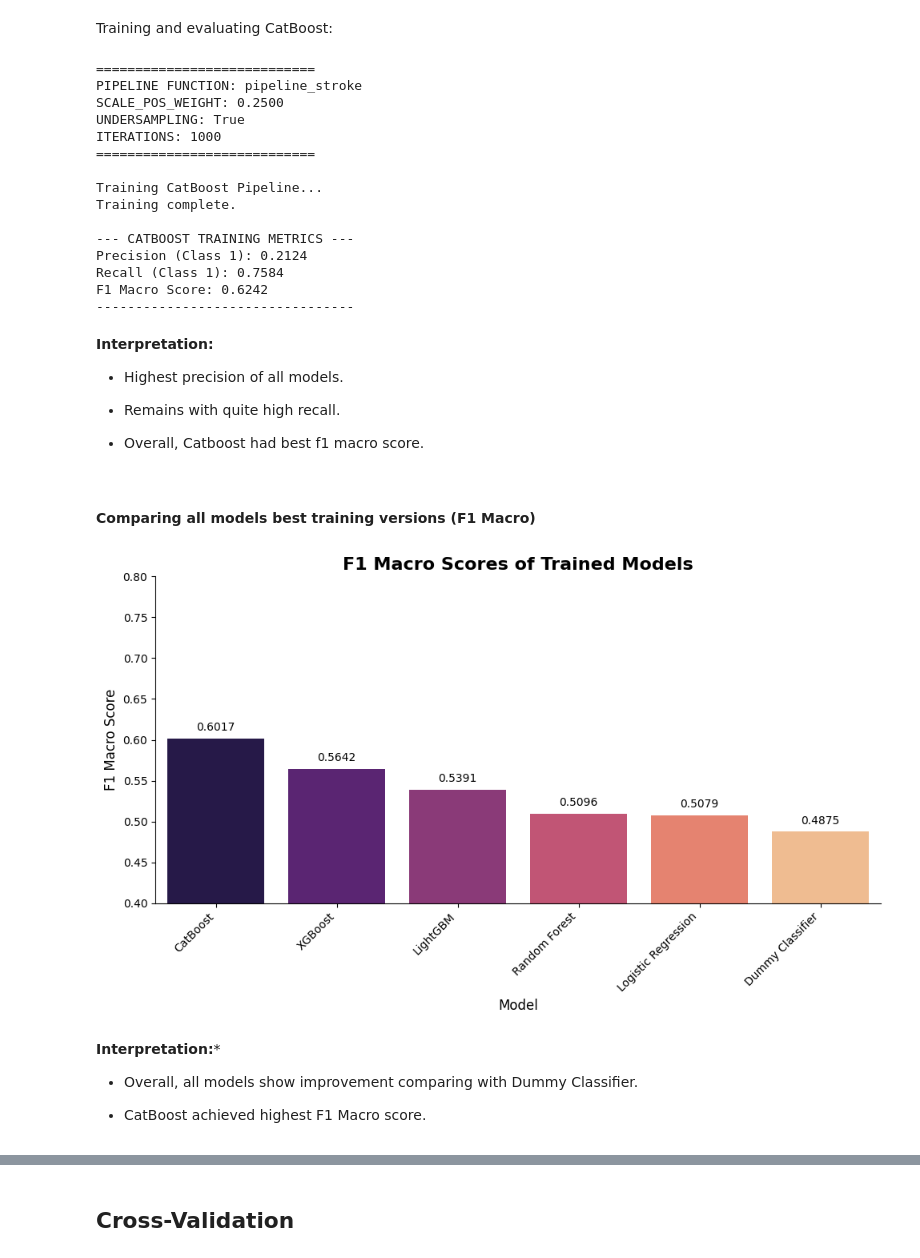
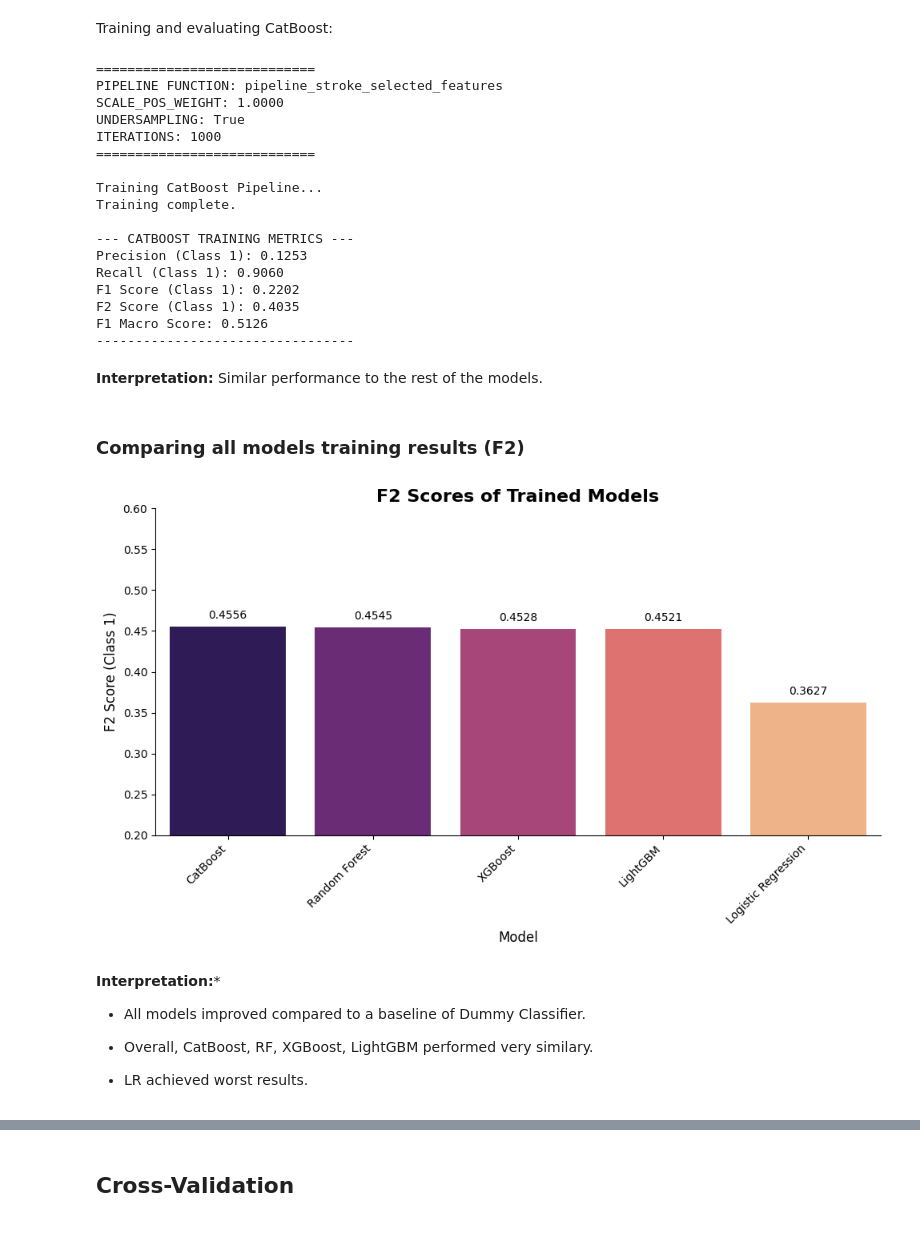
Before and after one commit to Duccard/stroke_risk_prediction, a Jupyter notebook: StrokeRiskPredictionModel.ipynb, the cells around one changed output, grey strips where cells are left out. Cells and saved outputs as stored; diff of their text form; code cells hidden in the pictures.

Commit message:
Added 2:1 sample ratio pipeline, model training, CV updated

```diff
--- a/StrokeRiskPredictionModel.ipynb
+++ b/StrokeRiskPredictionModel.ipynb
@@ -1843,17 +1547,17 @@ def train_and_evaluate_catboost(
 Training and evaluating CatBoost:
 # %%
 train_and_evaluate_catboost(
-    pipeline_function=pipeline_stroke,
+    pipeline_function=pipeline_stroke_selected_features,
     X_train=X_train,
     y_train=y_train,
     undersample=True,
     iterations=1000,
-    weight=0.25,
+    weight=1,
 )
 # %% [output]
 ============================
-PIPELINE FUNCTION: pipeline_stroke
-SCALE_POS_WEIGHT: 0.2500
+PIPELINE FUNCTION: pipeline_stroke_selected_features
+SCALE_POS_WEIGHT: 1.0000
 UNDERSAMPLING: True
 ITERATIONS: 1000
 ============================
@@ -1862,17 +1566,13 @@ Training CatBoost Pipeline...
 Training complete.
 
 --- CATBOOST TRAINING METRICS ---
-Precision (Class 1): 0.2124
-Recall (Class 1): 0.7584
-F1 Macro Score: 0.6242
+Precision (Class 1): 0.1253
+Recall (Class 1): 0.9060
+F1 Score (Class 1): 0.2202
+F2 Score (Class 1): 0.4035
+F1 Macro Score: 0.5126
 ---------------------------------
 # %% [markdown]
-**Interpretation:**
-
-- Highest precision of all models.
-
-- Remains with quite high recall.
-
-- Overall, Catboost had best f1 macro score.
+**Interpretation:** Similar performance to the rest of the models.
 # %% [markdown]
-#### Comparing all models best training versions (F1 Macro)
+### Comparing all models training results (F2)
@@ -1941,27 +1579,27 @@ def plot_model_f1_macro_scores(
 # %%
-plot_model_f1_macro_scores(
-    models=[
-        "Dummy Classifier",
-        "Logistic Regression",
-        "Random Forest",
-        "XGBoost",
-        "LightGBM",
-        "CatBoost",
-    ],
-    scores=[
-        0.4875,
-        0.5079,
-        0.5096,
-        0.5642,
-        0.5391,
-        0.6017,
-    ],
-)
+models = [
+    "CatBoost",
+    "LightGBM",
+    "XGBoost",
+    "Random Forest",
+    "Logistic Regression",
+]
+
+f2_scores = [
+    0.4556,
+    0.4521,
+    0.4528,
+    0.4545,
+    0.3627,
+]
+plot_model_f2_scores(models, f2_scores)
 # %% [output]
-[figure, old version]
+[figure, new version]
 # %% [markdown]
 **Interpretation:***
 
-- Overall, all models show improvement comparing with Dummy Classifier.
+- All models improved compared to a baseline of Dummy Classifier.
 
-- CatBoost achieved highest F1 Macro score.
+- Overall, CatBoost, RF, XGBoost, LightGBM performed very similary.
+
+- LR achieved worst results.
```
Also changed, not shown: parts of 45 cells of this notebook, 3 other files.
